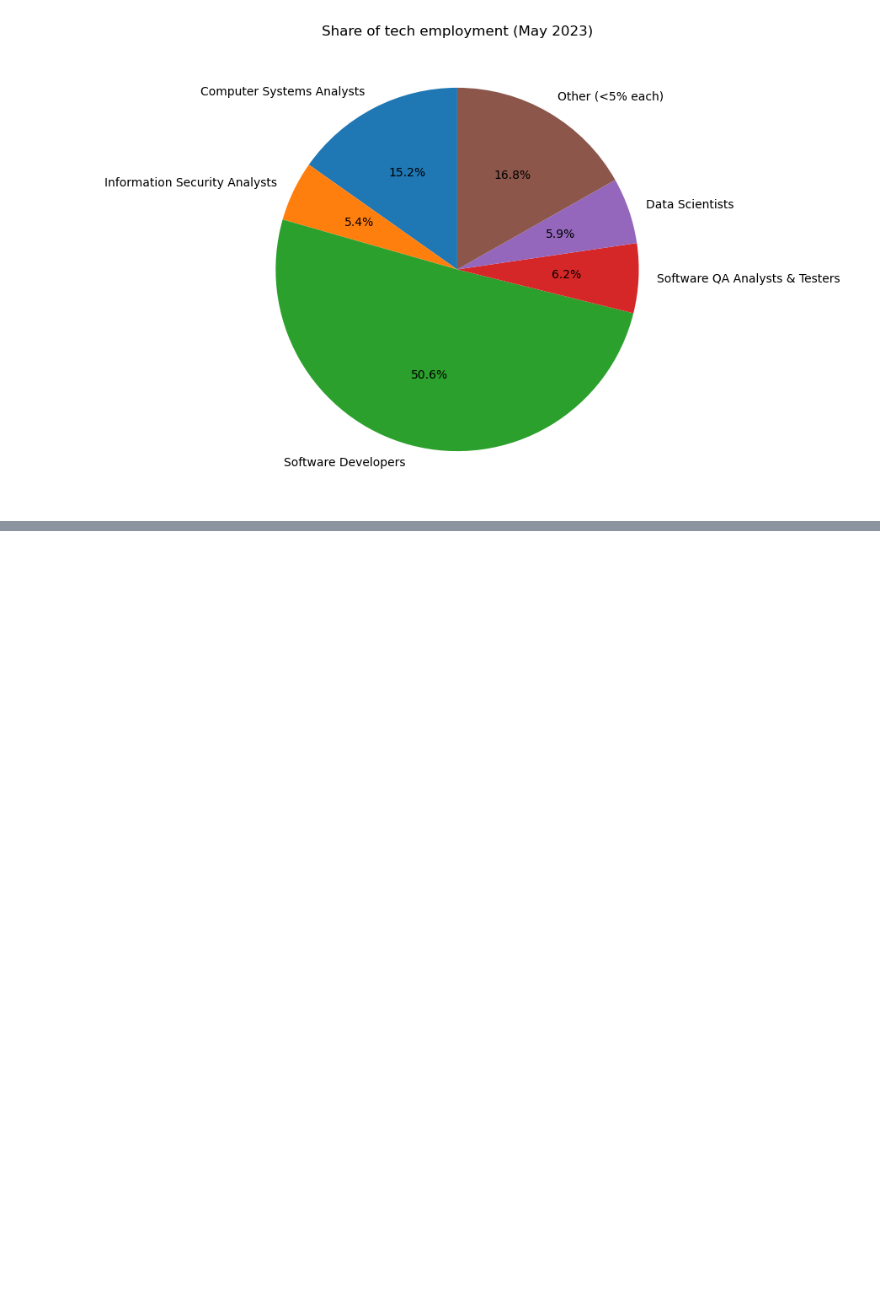
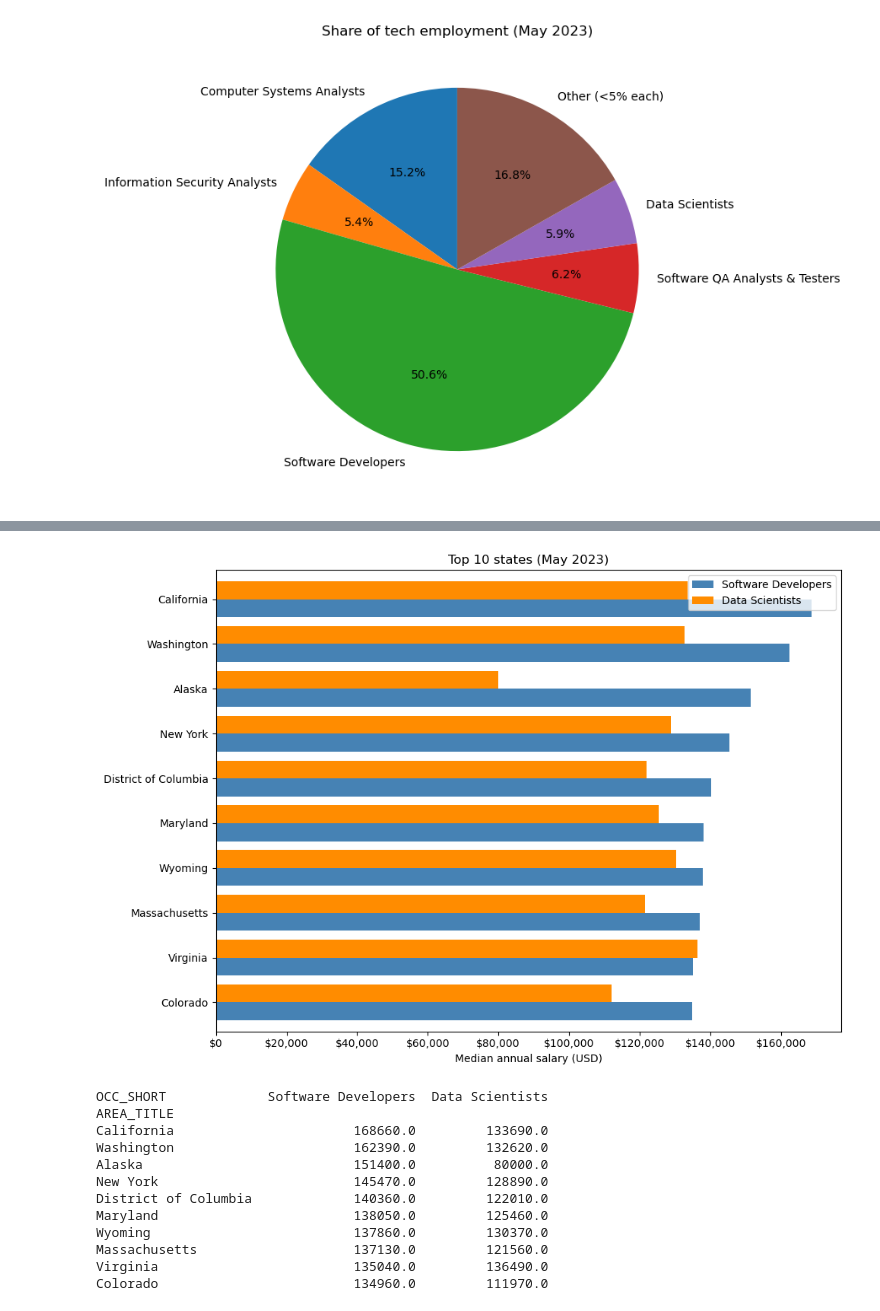
Before and after one commit to LuisRamirezv/CA1--DataVisualisation, a Jupyter notebook: CA1-LuisRamirez.ipynb, the cells around one changed output, grey strips where cells are left out. Cells and saved outputs as stored; diff of their text form; code cells hidden in the pictures; blank space fills up the shorter version.

```diff
--- a/CA1-LuisRamirez.ipynb
+++ b/CA1-LuisRamirez.ipynb
@@ -420,0 +429,39 @@ plt.show()
+# %%
+two_occupation = ['Software Developers', 'Data Scientists']
+
+state_pay = (states[states['OCC_SHORT'].isin(two_occupation)]
+             .pivot_table(index='AREA_TITLE', columns='OCC_SHORT', values='A_MEDIAN'))
+
+
+#top 10 states by software developer salary
+
+top10_states = (state_pay.dropna(subset=['Software Developers'])
+                       .nlargest(10, 'Software Developers')
+                       .sort_values('Software Developers'))   # smallest first ==> biggest on top
+
+ax = top10_states[two_occupation].plot(kind='barh', figsize=(10, 7), width=0.8,
+                          color=['steelblue', 'darkorange'])
+
+ax.set_xlabel('Median annual salary (USD)')
+ax.set_ylabel('')
+ax.set_title('Top 10 states (May 2023)')
+ax.xaxis.set_major_formatter(lambda x, pos: f"${x:,.0f}")
+ax.legend(title='')
+plt.tight_layout()
+plt.show()
+
+print(top10_states[two_occupation].round(0).sort_values('Software Developers', ascending=False))
+# %% [output]
+[figure, added]
+OCC_SHORT             Software Developers  Data Scientists
+AREA_TITLE
+California                       168660.0         133690.0
+Washington                       162390.0         132620.0
+Alaska                           151400.0          80000.0
+New York                         145470.0         128890.0
+District of Columbia             140360.0         122010.0
+Maryland                         138050.0         125460.0
+Wyoming                          137860.0         130370.0
+Massachusetts                    137130.0         121560.0
+Virginia                         135040.0         136490.0
+Colorado                         134960.0         111970.0
```
Also changed, not shown: parts of 8 cells of this notebook.
